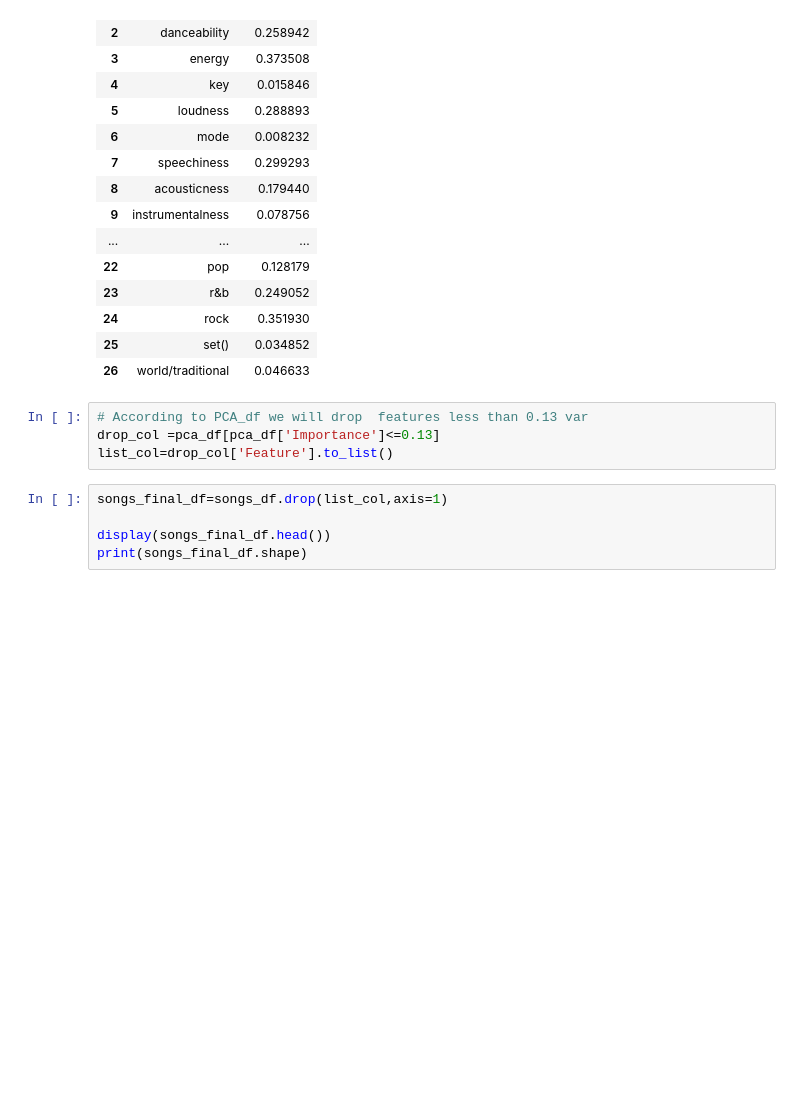
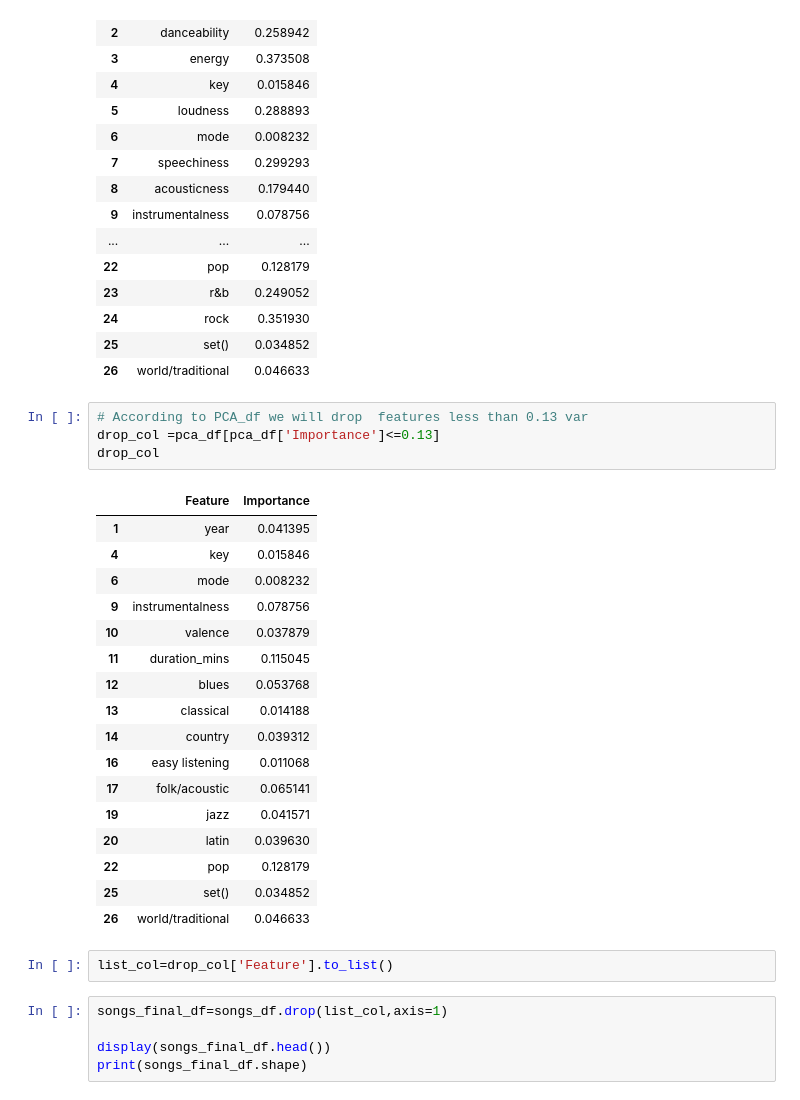
Before and after one commit to aktugchelekche/Project_Team_2, a Jupyter notebook: Machine_Learning_Models/PCA_Feature_Model_Selection .ipynb, the cells around one changed output. Saved outputs shown, nothing was run; the diff lists cells and outputs as text; blank space fills up the shorter version.

```diff
--- a/Machine_Learning_Models/PCA_Feature_Model_Selection .ipynb
+++ b/Machine_Learning_Models/PCA_Feature_Model_Selection .ipynb
@@ -172,7 +172,27 @@ pca_df
 # %%
 # According to PCA_df we will drop  features less than 0.13 var
 drop_col =pca_df[pca_df['Importance']<=0.13]
-list_col=drop_col['Feature'].to_list()
+drop_col
+# %% [output]
+|  | Feature | Importance |
+| 1 | year | 0.041395 |
+| 4 | key | 0.015846 |
+| 6 | mode | 0.008232 |
+| 9 | instrumentalness | 0.078756 |
+| 10 | valence | 0.037879 |
+| 11 | duration_mins | 0.115045 |
+| 12 | blues | 0.053768 |
+| 13 | classical | 0.014188 |
+| 14 | country | 0.039312 |
+| 16 | easy listening | 0.011068 |
+| 17 | folk/acoustic | 0.065141 |
+| 19 | jazz | 0.041571 |
+| 20 | latin | 0.039630 |
+| 22 | pop | 0.128179 |
+| 25 | set() | 0.034852 |
+| 26 | world/traditional | 0.046633 |
+# %%
+list_col=drop_col['Feature'].to_list()
 # %%
 songs_final_df=songs_df.drop(list_col,axis=1)
 
```
Also changed, not shown: 1 other file.
